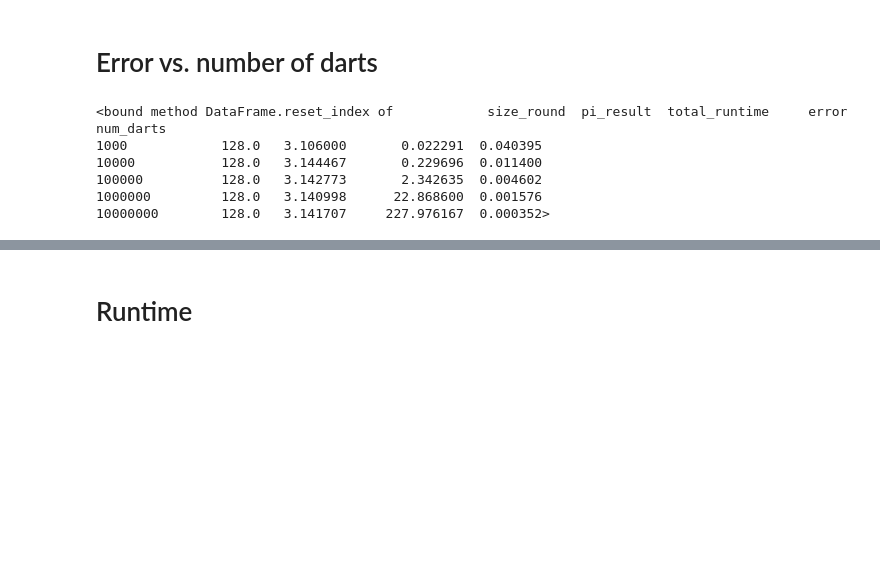
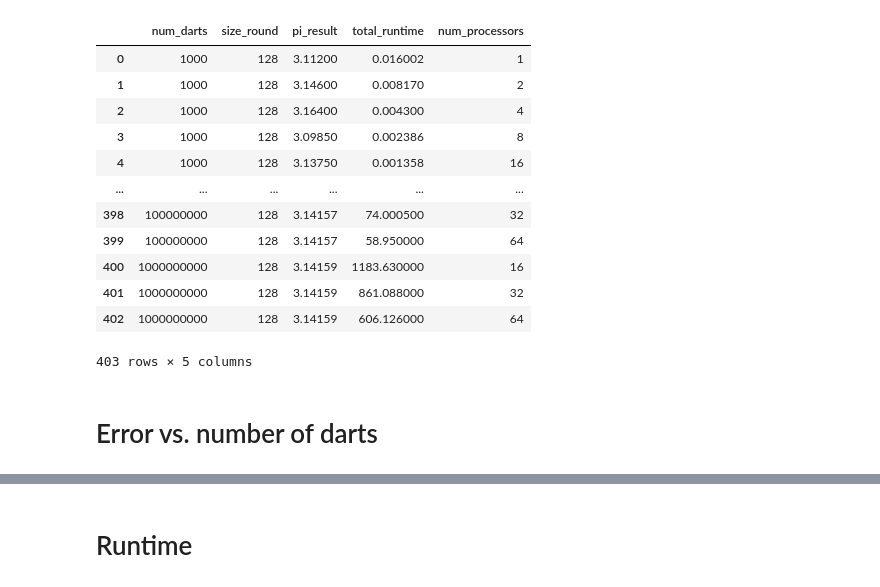
Before and after one commit to cmse822/project-2-pi-by-mpi-team-2, a Jupyter notebook: analysis/analysis.ipynb, the cells around one changed output, grey strips where cells are left out. Saved outputs shown, nothing was run; the diff lists cells and outputs as text; code cells hidden in the pictures; blank space fills up the shorter version.

```diff
--- a/analysis/analysis.ipynb
+++ b/analysis/analysis.ipynb
@@ -39,26 +39,26 @@ def combine_csv_files(directory, prefix="run"):
 # %%
 # Read data frames
 df = combine_csv_files("../data")
-
-# Only select results with runs of size 128
-df = df.loc[df['size_round'] == 128]
+df
+# %% [output]
+|  | num_darts | size_round | pi_result | total_runtime | num_processors |
+| 0 | 1000 | 128 | 3.11200 | 0.016002 | 1 |
+| 1 | 1000 | 128 | 3.14600 | 0.008170 | 2 |
+| 2 | 1000 | 128 | 3.16400 | 0.004300 | 4 |
+| 3 | 1000 | 128 | 3.09850 | 0.002386 | 8 |
+| 4 | 1000 | 128 | 3.13750 | 0.001358 | 16 |
+| ... | ... | ... | ... | ... | ... |
+| 398 | 100000000 | 128 | 3.14157 | 74.000500 | 32 |
+| 399 | 100000000 | 128 | 3.14157 | 58.950000 | 64 |
+| 400 | 1000000000 | 128 | 3.14159 | 1183.630000 | 16 |
+| 401 | 1000000000 | 128 | 3.14159 | 861.088000 | 32 |
+| 402 | 1000000000 | 128 | 3.14159 | 606.126000 | 64 |
+403 rows × 5 columns
 # %% [markdown]
 # Error vs. number of darts
 # %%
 # Calculate Error
 df["error"] = np.abs(df["pi_result"] - np.pi)
-
-# Calculate mean and standard deviations
-.loc[1].reset_index
-df_mean
-# %% [output]
-<bound method DataFrame.reset_index of            size_round  pi_result  total_runtime     error
-num_darts
-1000            128.0   3.106000       0.022291  0.040395
-10000           128.0   3.144467       0.229696  0.011400
-100000          128.0   3.142773       2.342635  0.004602
-1000000         128.0   3.140998      22.868600  0.001576
-10000000        128.0   3.141707     227.976167  0.000352>
 # %%
 # Plot results
 fig, ax = plt.subplots()
```
Also changed, not shown: parts of 2 cells of this notebook.
